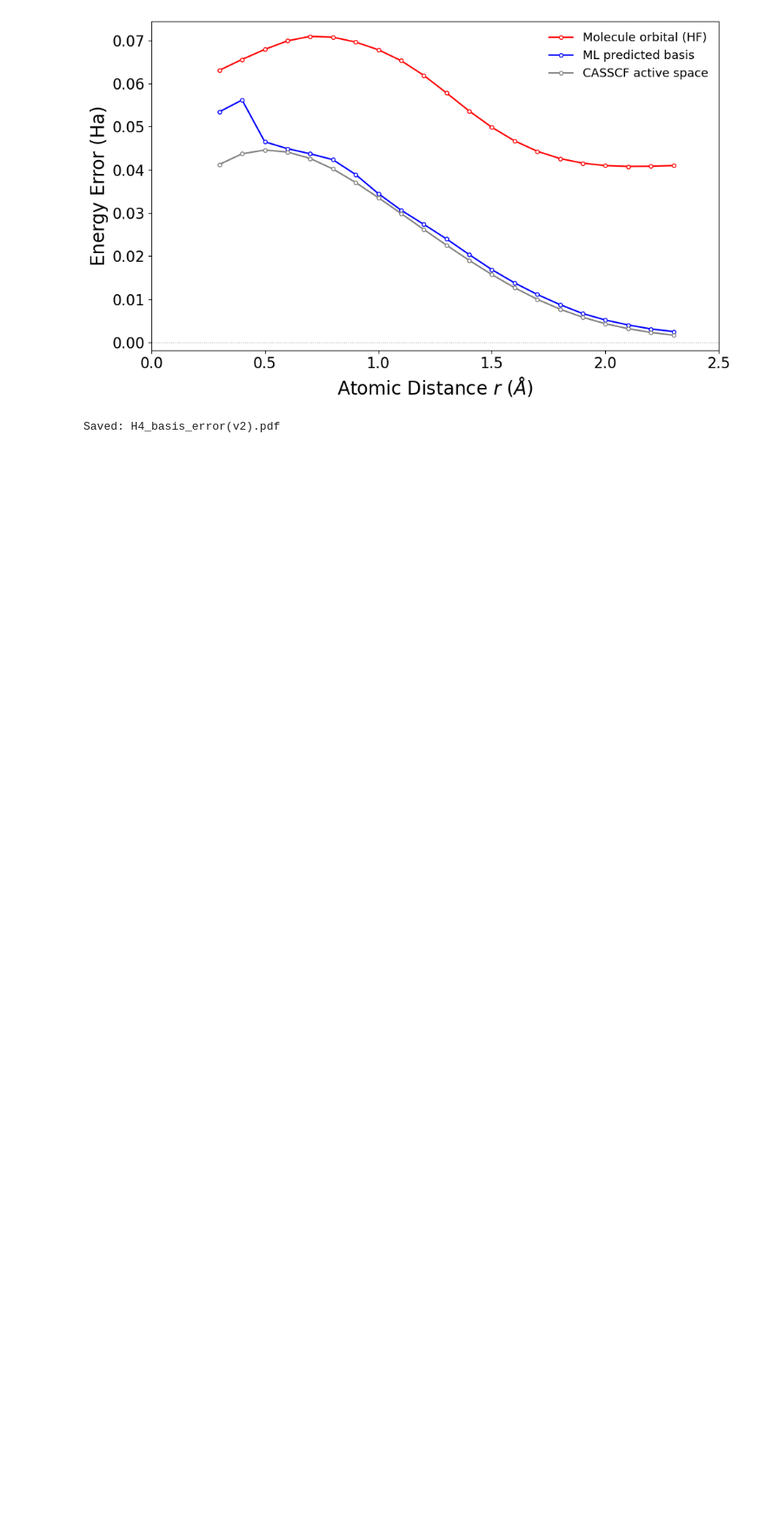
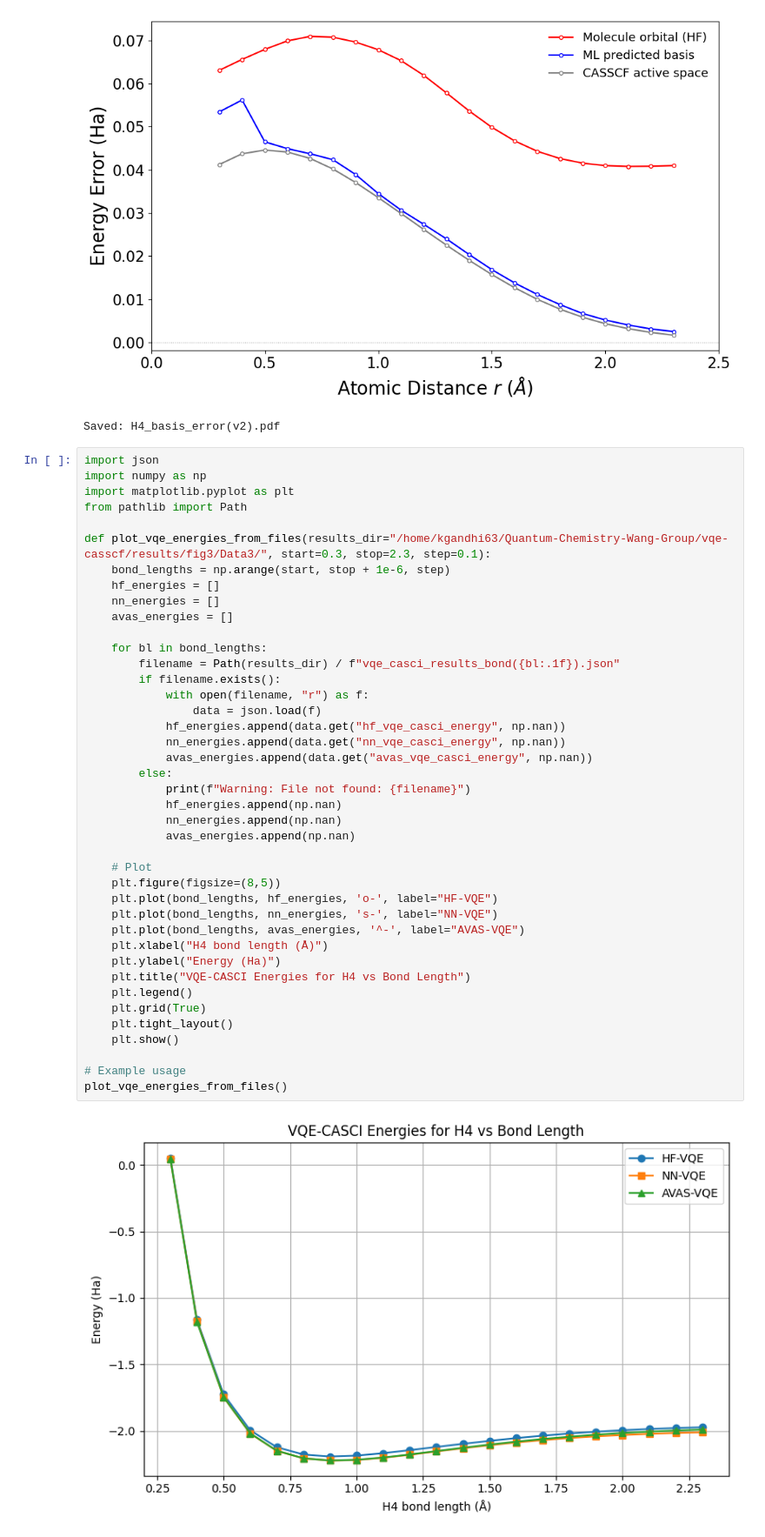
Before and after one commit to He-Wenhao/vqe-casscf, a Jupyter notebook: results/fig3/Plotting.ipynb, the cells around one changed output. Shown: that part at 87% size. Saved outputs shown, nothing was run; the diff lists cells and outputs as text; blank space fills up the shorter version.

```diff
--- a/results/fig3/Plotting.ipynb
+++ b/results/fig3/Plotting.ipynb
@@ -472,3 +472,46 @@ if __name__ == "__main__":
 # %% [output]
 [figure]
 Saved: H4_basis_error(v2).pdf
+# %%
+import json
+import numpy as np
+import matplotlib.pyplot as plt
+from pathlib import Path
+
+def plot_vqe_energies_from_files(results_dir="/home/kgandhi63/Quantum-Chemistry-Wang-Group/vqe-casscf/results/fig3/Data3/", start=0.3, stop=2.3, step=0.1):
+    bond_lengths = np.arange(start, stop + 1e-6, step)
+    hf_energies = []
+    nn_energies = []
+    avas_energies = []
+
+    for bl in bond_lengths:
+        filename = Path(results_dir) / f"vqe_casci_results_bond({bl:.1f}).json"
+        if filename.exists():
+            with open(filename, "r") as f:
+                data = json.load(f)
+            hf_energies.append(data.get("hf_vqe_casci_energy", np.nan))
+            nn_energies.append(data.get("nn_vqe_casci_energy", np.nan))
+            avas_energies.append(data.get("avas_vqe_casci_energy", np.nan))
+        else:
+            print(f"Warning: File not found: {filename}")
+            hf_energies.append(np.nan)
+            nn_energies.append(np.nan)
+            avas_energies.append(np.nan)
+
+    # Plot
+    plt.figure(figsize=(8,5))
+    plt.plot(bond_lengths, hf_energies, 'o-', label="HF-VQE")
+    plt.plot(bond_lengths, nn_energies, 's-', label="NN-VQE")
+    plt.plot(bond_lengths, avas_energies, '^-', label="AVAS-VQE")
+    plt.xlabel("H4 bond length (Å)")
+    plt.ylabel("Energy (Ha)")
+    plt.title("VQE-CASCI Energies for H4 vs Bond Length")
+    plt.legend()
+    plt.grid(True)
+    plt.tight_layout()
+    plt.show()
+
+# Example usage
+plot_vqe_energies_from_files()
+# %% [output]
+[figure, added]
```
Also changed, not shown: parts of 2 cells of this notebook, 41 other files.
